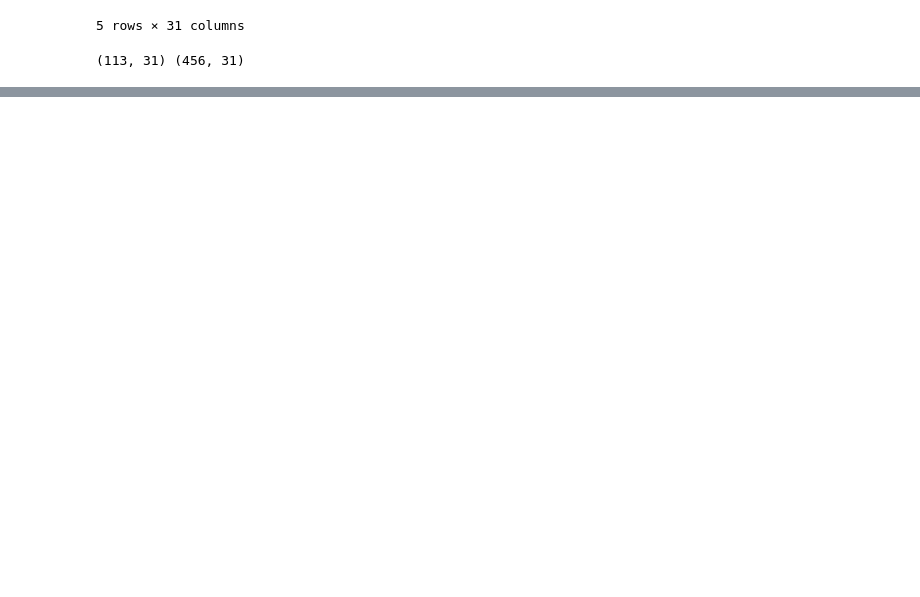
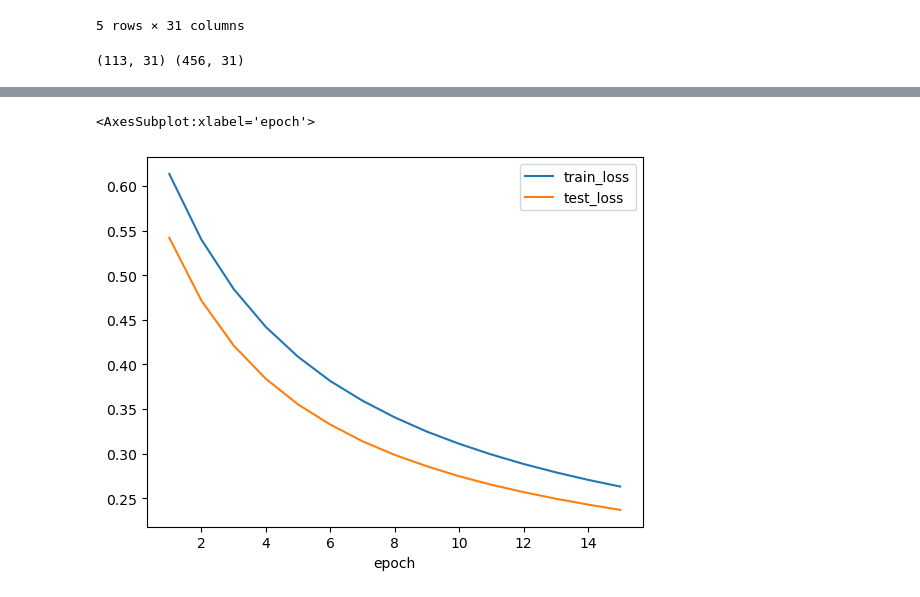
Before and after one commit to Kian716/deep-learning-practice, a Jupyter notebook: linear_regression_breast_cancer_no_keras.ipynb, the cells around one changed output, grey strips where cells are left out. Drawn from its saved outputs; the diff is of its cells as text; code cells hidden in the pictures; blank space fills up the shorter version.

```diff
--- a/linear_regression_breast_cancer_no_keras.ipynb
+++ b/linear_regression_breast_cancer_no_keras.ipynb
@@ -92,9 +118,10 @@ def evaluate(y_pred, y):
     res = tf.reduce_sum(tf.where(y == tf.cast(output, dtype=y.dtype), ones, zeros))/y.shape[0]
     return res.numpy()
 # %%
-lr = 0.00001
+lr = 0.15
 batch_size = 16
-for epoch in range(10):
+res = []
+for epoch in range(15):
     for X, y in data_iter:
         with tf.GradientTape() as tape:
             y_hat = net(tf.cast(X,dtype=W.dtype), W, b)
@@ -109,4 +136,5 @@ for epoch in range(10):
     print('epoch:{}, train_loss:{}, train_acc:{}, test_loss:{}, test_acc:{}'\
         .format(epoch+1, float(tf.reduce_mean(train_loss)), train_acc,
                          float(tf.reduce_mean(test_loss)), test_acc))
+    res.append([epoch+1, float(tf.reduce_mean(train_loss)), train_acc, float(tf.reduce_mean(test_loss)), test_acc])
 # %% [output]
@@ -122,0 +158,9 @@ epoch:10, train_loss:0.34440430998802185, train_acc:0.8947368264198303, test_los
+# %%
+res_df = pd.DataFrame(np.array(res).reshape((-1, 5)), columns=['epoch', 'train_loss', 'train_acc', 'test_loss', 'test_acc'])
+# %%
+res_df.set_index('epoch', inplace=True)
+# %%
+res_df[['train_loss', 'test_loss']].plot()
+# %% [output]
+<AxesSubplot:xlabel='epoch'>
+[figure, added]
```
Also changed, not shown: parts of 20 cells of this notebook.
